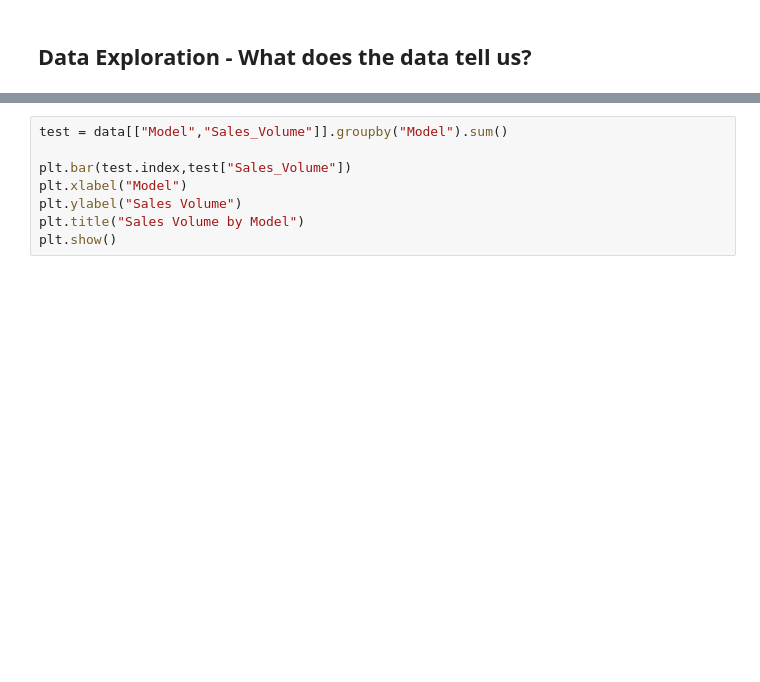
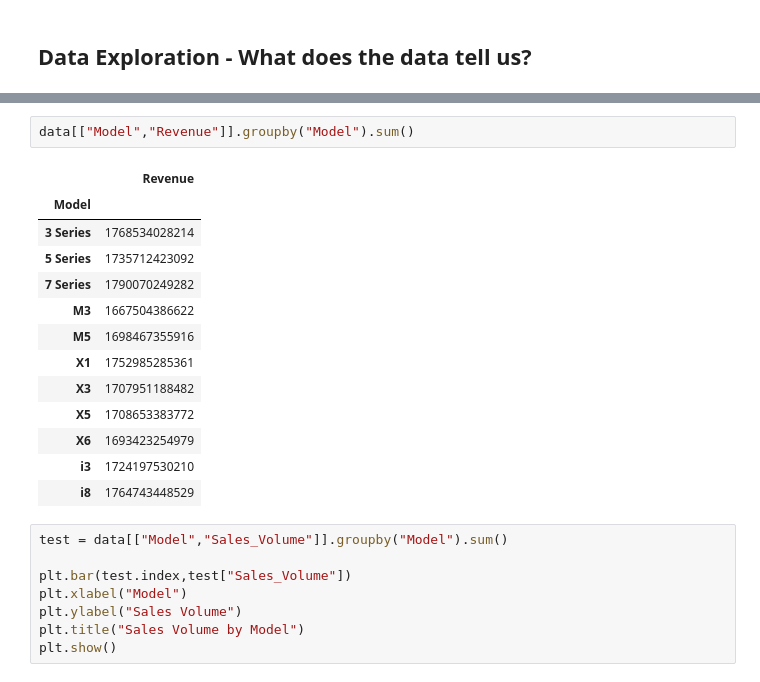
Before and after one commit to VithushanE/BMWWorldWideSales, a Jupyter notebook: BMWSales.ipynb, the cells around one changed output, grey strips where cells are left out. Saved outputs shown, nothing was run; the diff lists cells and outputs as text; blank space fills up the shorter version.

```diff
--- a/BMWSales.ipynb
+++ b/BMWSales.ipynb
@@ -74,3 +127,19 @@ data[["Region","Sales_Volume"]].groupby("Region").sum()
+# %%
+data[["Model","Revenue"]].groupby("Model").sum()
+# %% [output]
+|  | Revenue |
+| Model |  |
+| 3 Series | 1768534028214 |
+| 5 Series | 1735712423092 |
+| 7 Series | 1790070249282 |
+| M3 | 1667504386622 |
+| M5 | 1698467355916 |
+| X1 | 1752985285361 |
+| X3 | 1707951188482 |
+| X5 | 1708653383772 |
+| X6 | 1693423254979 |
+| i3 | 1724197530210 |
+| i8 | 1764743448529 |
 # %%
 test = data[["Model","Sales_Volume"]].groupby("Model").sum()
 
```
Also changed, not shown: parts of 5 cells of this notebook.
